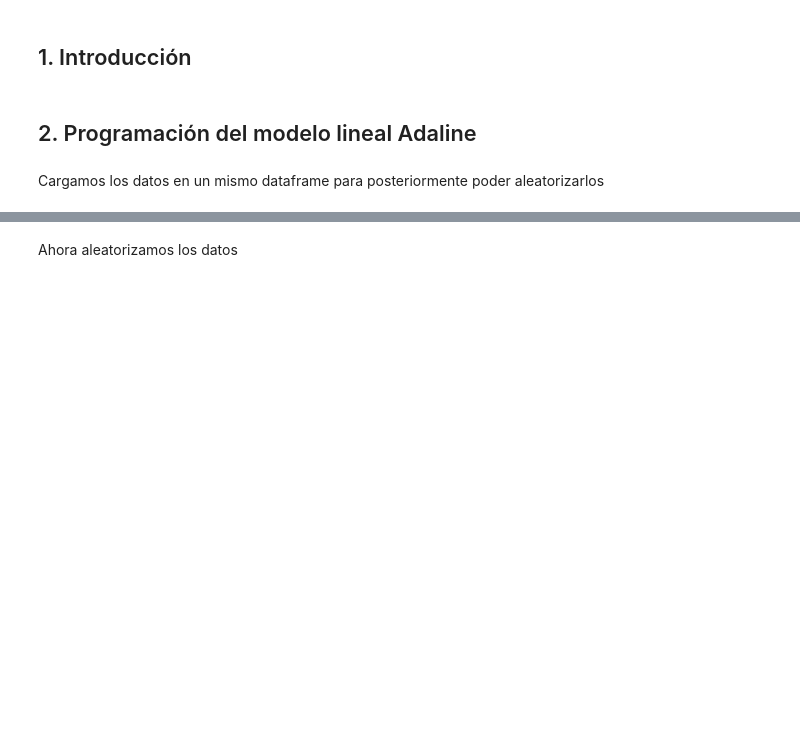
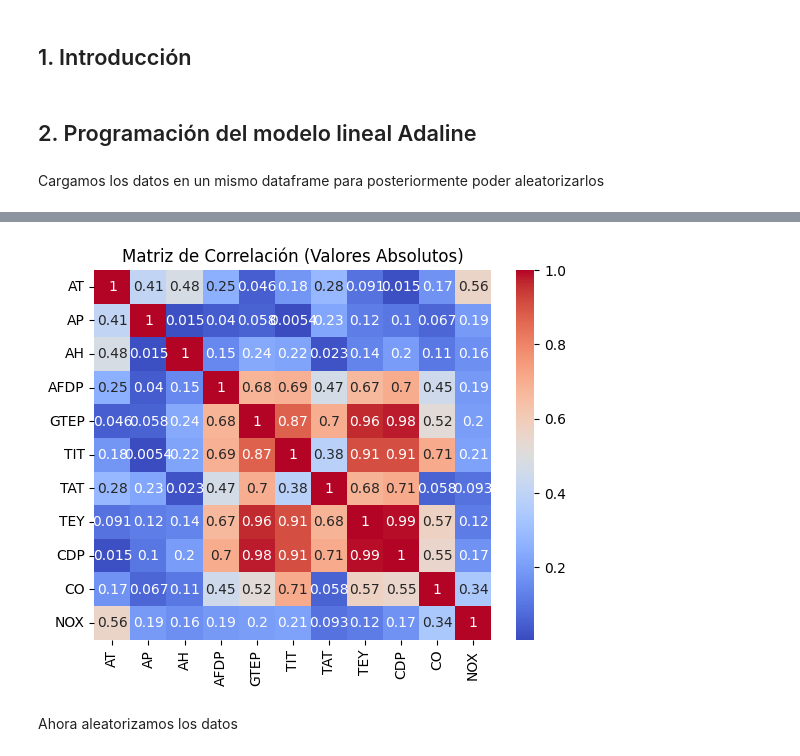
Before and after one commit to cabamarcos/Gas-Turbine-Emission-Prediction, a Jupyter notebook: P1_RRNN.ipynb, the cells around one changed output, grey strips where cells are left out. Saved outputs shown, nothing was run; the diff lists cells and outputs as text; code cells hidden in the pictures; blank space fills up the shorter version.

```diff
--- a/P1_RRNN.ipynb
+++ b/P1_RRNN.ipynb
@@ -25,3 +27,7 @@ for archivo in archivos_csv:
 
     # Concatenar el DataFrame temporal con el DataFrame final
     df_final = pd.concat([df_final, df_temporal], ignore_index=True)
+# %%
+matriz_correlacion = df_final.corr().abs()
+
+matriz_correlacion
@@ -28,3 +47,9 @@ for archivo in archivos_csv:
+# %%
+sns.heatmap(matriz_correlacion, annot=True, cmap='coolwarm')
+plt.title('Matriz de Correlación (Valores Absolutos)')
+plt.show()
+# %% [output]
+[figure, added]
 # %% [markdown]
 Ahora aleatorizamos los datos
 # %%
```
Also changed, not shown: parts of 5 cells of this notebook.
